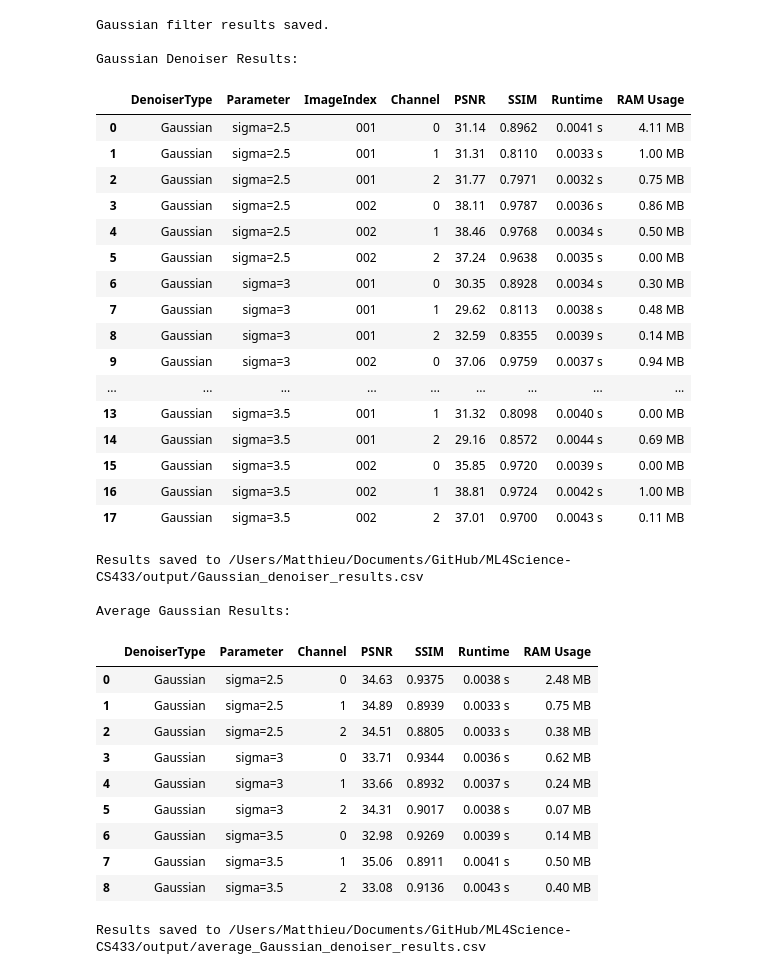
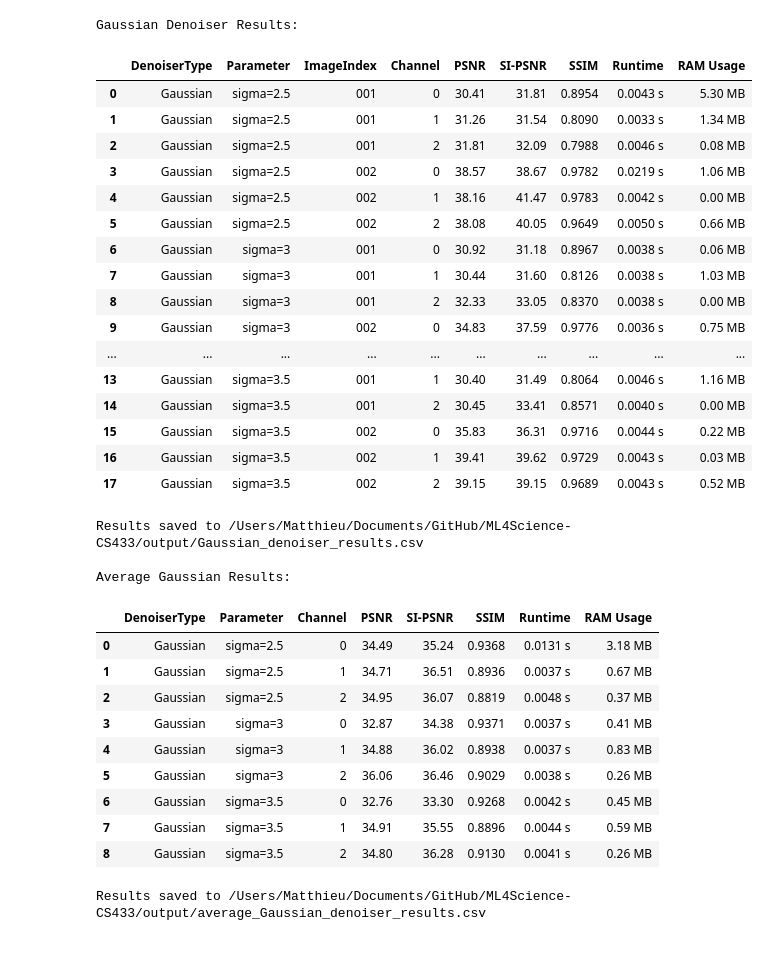
Before and after one commit to MetthewB/ML4Science-CS433, a Jupyter notebook: scripts/main.ipynb, the cells around one changed output. Drawn from its saved outputs; the diff is of its cells as text; code cells hidden in the pictures.

Commit message:
Added SI-PSNR in metrics.py

```diff
--- a/scripts/main.ipynb
+++ b/scripts/main.ipynb
@@ -1,5 +1,4 @@
 # %%
-import os
 import pandas as pd
 from functions import *
 
@@ -35,70 +34,66 @@ def main():
             all_results.extend(denoiser_results)
 
         result_filename = "Gaussian_denoiser_results.csv"  # Save as Gaussian-specific results
-        print("Gaussian filter results saved.")
 
     elif denoiser_name == "Median":
         for size in MEDIAN_SIZES:
             # Update parameters dynamically for Median filter
             denoiser_params = {'size': size}
 
             # Process images and append results
             denoiser_results = process_images(data_path, num_images=2, denoiser=denoiser, disable_progress=disable_progress, **denoiser_params)
             for result in denoiser_results:
                 result.extend([denoiser_name, f"size={size}"])
             all_results.extend(denoiser_results)
 
         result_filename = "Median_denoiser_results.csv"  # Save as Median-specific results
-        print("Median filter results saved.")
 
     # Convert results to a DataFrame and reorder columns
     all_results_df = pd.DataFrame(all_results, columns=[
-        'ImageIndex', 'Channel', 'PSNR', 'SSIM', 'Runtime', 'RAM Usage', 'DenoiserType', 'Parameter'
+        'ImageIndex', 'Channel', 'PSNR', 'SI-PSNR', 'SSIM', 'Runtime', 'RAM Usage', 'DenoiserType', 'Parameter'
     ])
     all_results_df = all_results_df[['DenoiserType', 'Parameter', 'ImageIndex', 'Channel',
-                                     'PSNR', 'SSIM', 'Runtime', 'RAM Usage']]
+                                     'PSNR', 'SI-PSNR', 'SSIM', 'Runtime', 'RAM Usage']]
 
     # Display and save all results
     display_styled_results(all_results_df, output_path, result_filename, title=f"{denoiser_name} Denoiser Results")
 
     # Compute averages and save
     avg_results = compute_averages(all_results_df)
     display_styled_results(avg_results, output_path, f"average_{denoiser_name}_denoiser_results.csv", title=f"Average {denoiser_name} Results")
 
 if __name__ == "__main__":
     main()
 # %% [output]
-Gaussian filter results saved.
-
 Gaussian Denoiser Results:
-|  | DenoiserType | Parameter | ImageIndex | Channel | PSNR | SSIM | Runtime | RAM Usage |
-| 0 | Gaussian | sigma=2.5 | 001 | 0 | 31.14 | 0.8962 | 0.0041 s | 4.11 MB |
-| 1 | Gaussian | sigma=2.5 | 001 | 1 | 31.31 | 0.8110 | 0.0033 s | 1.00 MB |
-| 2 | Gaussian | sigma=2.5 | 001 | 2 | 31.77 | 0.7971 | 0.0032 s | 0.75 MB |
-| 3 | Gaussian | sigma=2.5 | 002 | 0 | 38.11 | 0.9787 | 0.0036 s | 0.86 MB |
-| 4 | Gaussian | sigma=2.5 | 002 | 1 | 38.46 | 0.9768 | 0.0034 s | 0.50 MB |
-| 5 | Gaussian | sigma=2.5 | 002 | 2 | 37.24 | 0.9638 | 0.0035 s | 0.00 MB |
-| 6 | Gaussian | sigma=3 | 001 | 0 | 30.35 | 0.8928 | 0.0034 s | 0.30 MB |
-| 7 | Gaussian | sigma=3 | 001 | 1 | 29.62 | 0.8113 | 0.0038 s | 0.48 MB |
-| 8 | Gaussian | sigma=3 | 001 | 2 | 32.59 | 0.8355 | 0.0039 s | 0.14 MB |
-| 9 | Gaussian | sigma=3 | 002 | 0 | 37.06 | 0.9759 | 0.0037 s | 0.94 MB |
-| ... | ... | ... | ... | ... | ... | ... | ... | ... |
-| 13 | Gaussian | sigma=3.5 | 001 | 1 | 31.32 | 0.8098 | 0.0040 s | 0.00 MB |
-| 14 | Gaussian | sigma=3.5 | 001 | 2 | 29.16 | 0.8572 | 0.0044 s | 0.69 MB |
-| 15 | Gaussian | sigma=3.5 | 002 | 0 | 35.85 | 0.9720 | 0.0039 s | 0.00 MB |
-| 16 | Gaussian | sigma=3.5 | 002 | 1 | 38.81 | 0.9724 | 0.0042 s | 1.00 MB |
-| 17 | Gaussian | sigma=3.5 | 002 | 2 | 37.01 | 0.9700 | 0.0043 s | 0.11 MB |
+|  | DenoiserType | Parameter | ImageIndex | Channel | PSNR | SI-PSNR | SSIM | Runtime | RAM Usage |
+| 0 | Gaussian | sigma=2.5 | 001 | 0 | 30.41 | 31.81 | 0.8954 | 0.0043 s | 5.30 MB |
+| 1 | Gaussian | sigma=2.5 | 001 | 1 | 31.26 | 31.54 | 0.8090 | 0.0033 s | 1.34 MB |
+| 2 | Gaussian | sigma=2.5 | 001 | 2 | 31.81 | 32.09 | 0.7988 | 0.0046 s | 0.08 MB |
+| 3 | Gaussian | sigma=2.5 | 002 | 0 | 38.57 | 38.67 | 0.9782 | 0.0219 s | 1.06 MB |
+| 4 | Gaussian | sigma=2.5 | 002 | 1 | 38.16 | 41.47 | 0.9783 | 0.0042 s | 0.00 MB |
+| 5 | Gaussian | sigma=2.5 | 002 | 2 | 38.08 | 40.05 | 0.9649 | 0.0050 s | 0.66 MB |
+| 6 | Gaussian | sigma=3 | 001 | 0 | 30.92 | 31.18 | 0.8967 | 0.0038 s | 0.06 MB |
+| 7 | Gaussian | sigma=3 | 001 | 1 | 30.44 | 31.60 | 0.8126 | 0.0038 s | 1.03 MB |
+| 8 | Gaussian | sigma=3 | 001 | 2 | 32.33 | 33.05 | 0.8370 | 0.0038 s | 0.00 MB |
+| 9 | Gaussian | sigma=3 | 002 | 0 | 34.83 | 37.59 | 0.9776 | 0.0036 s | 0.75 MB |
+| ... | ... | ... | ... | ... | ... | ... | ... | ... | ... |
+| 13 | Gaussian | sigma=3.5 | 001 | 1 | 30.40 | 31.49 | 0.8064 | 0.0046 s | 1.16 MB |
+| 14 | Gaussian | sigma=3.5 | 001 | 2 | 30.45 | 33.41 | 0.8571 | 0.0040 s | 0.00 MB |
+| 15 | Gaussian | sigma=3.5 | 002 | 0 | 35.83 | 36.31 | 0.9716 | 0.0044 s | 0.22 MB |
+| 16 | Gaussian | sigma=3.5 | 002 | 1 | 39.41 | 39.62 | 0.9729 | 0.0043 s | 0.03 MB |
+| 17 | Gaussian | sigma=3.5 | 002 | 2 | 39.15 | 39.15 | 0.9689 | 0.0043 s | 0.52 MB |
 Results saved to /Users/Matthieu/Documents/GitHub/ML4Science-CS433/output/Gaussian_denoiser_results.csv
 
 Average Gaussian Results:
-|  | DenoiserType | Parameter | Channel | PSNR | SSIM | Runtime | RAM Usage |
-| 0 | Gaussian | sigma=2.5 | 0 | 34.63 | 0.9375 | 0.0038 s | 2.48 MB |
-| 1 | Gaussian | sigma=2.5 | 1 | 34.89 | 0.8939 | 0.0033 s | 0.75 MB |
-| 2 | Gaussian | sigma=2.5 | 2 | 34.51 | 0.8805 | 0.0033 s | 0.38 MB |
-| 3 | Gaussian | sigma=3 | 0 | 33.71 | 0.9344 | 0.0036 s | 0.62 MB |
-| 4 | Gaussian | sigma=3 | 1 | 33.66 | 0.8932 | 0.0037 s | 0.24 MB |
-| 5 | Gaussian | sigma=3 | 2 | 34.31 | 0.9017 | 0.0038 s | 0.07 MB |
-| 6 | Gaussian | sigma=3.5 | 0 | 32.98 | 0.9269 | 0.0039 s | 0.14 MB |
-| 7 | Gaussian | sigma=3.5 | 1 | 35.06 | 0.8911 | 0.0041 s | 0.50 MB |
-| 8 | Gaussian | sigma=3.5 | 2 | 33.08 | 0.9136 | 0.0043 s | 0.40 MB |
+|  | DenoiserType | Parameter | Channel | PSNR | SI-PSNR | SSIM | Runtime | RAM Usage |
+| 0 | Gaussian | sigma=2.5 | 0 | 34.49 | 35.24 | 0.9368 | 0.0131 s | 3.18 MB |
+| 1 | Gaussian | sigma=2.5 | 1 | 34.71 | 36.51 | 0.8936 | 0.0037 s | 0.67 MB |
+| 2 | Gaussian | sigma=2.5 | 2 | 34.95 | 36.07 | 0.8819 | 0.0048 s | 0.37 MB |
+| 3 | Gaussian | sigma=3 | 0 | 32.87 | 34.38 | 0.9371 | 0.0037 s | 0.41 MB |
+| 4 | Gaussian | sigma=3 | 1 | 34.88 | 36.02 | 0.8938 | 0.0037 s | 0.83 MB |
+| 5 | Gaussian | sigma=3 | 2 | 36.06 | 36.46 | 0.9029 | 0.0038 s | 0.26 MB |
+| 6 | Gaussian | sigma=3.5 | 0 | 32.76 | 33.30 | 0.9268 | 0.0042 s | 0.45 MB |
+| 7 | Gaussian | sigma=3.5 | 1 | 34.91 | 35.55 | 0.8896 | 0.0044 s | 0.59 MB |
+| 8 | Gaussian | sigma=3.5 | 2 | 34.80 | 36.28 | 0.9130 | 0.0041 s | 0.26 MB |
 Results saved to /Users/Matthieu/Documents/GitHub/ML4Science-CS433/output/average_Gaussian_denoiser_results.csv
```
Also changed, not shown: 8 other files.
